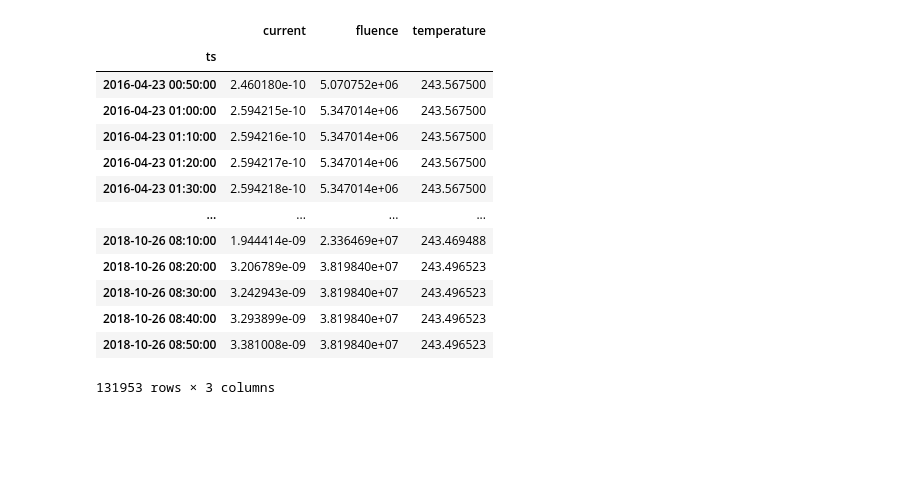
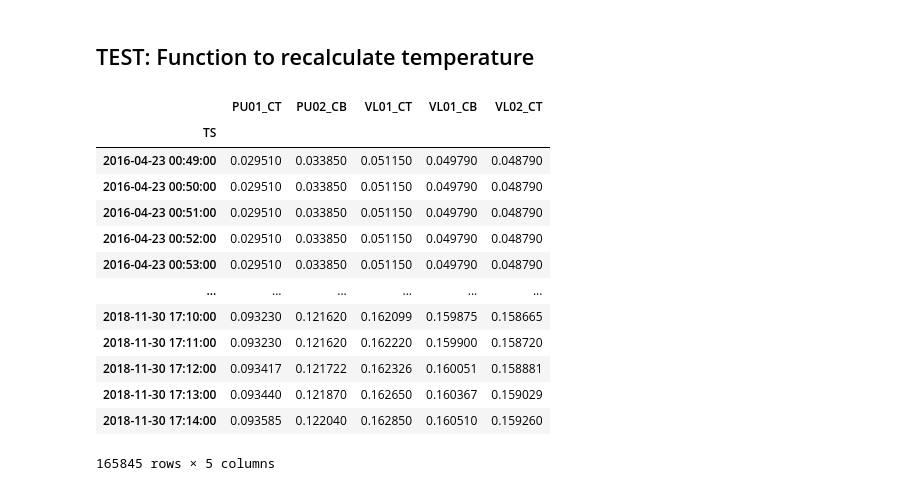
Before and after one commit to mariapycior/hamburg_model_impl, a Jupyter notebook: test_area.ipynb, the cells around one changed output. Drawn from its saved outputs; the diff is of its cells as text; code cells hidden in the pictures; blank space fills up the shorter version.

```diff
--- a/test_area.ipynb
+++ b/test_area.ipynb
@@ -164,17 +142,13 @@ Simulation completed!
+# %% [markdown]
+## TEST: Function to recalculate temperature
 # %%
-df
+#   Reading current sample data
+import fluence_lib
+
+reload(fluence_lib)
+params = Parameters()
+
+current_sample_file = os.path.join('in_data', 'run2_current_sample.csv')
+current_sample_df = pd.read_csv(current_sample_file)
+current_sample_df['TS'] = pd.to_datetime(current_sample_df['TS'])  # Convert TS to datetime
+current_sample_df.set_index('TS', inplace=True)
-# %% [output]
-|  | current | fluence | temperature |
-| ts |  |  |  |
-| 2016-04-23 00:50:00 | 2.460180e-10 | 5.070752e+06 | 243.567500 |
-| 2016-04-23 01:00:00 | 2.594215e-10 | 5.347014e+06 | 243.567500 |
-| 2016-04-23 01:10:00 | 2.594216e-10 | 5.347014e+06 | 243.567500 |
-| 2016-04-23 01:20:00 | 2.594217e-10 | 5.347014e+06 | 243.567500 |
-| 2016-04-23 01:30:00 | 2.594218e-10 | 5.347014e+06 | 243.567500 |
-| ... | ... | ... | ... |
-| 2018-10-26 08:10:00 | 1.944414e-09 | 2.336469e+07 | 243.469488 |
-| 2018-10-26 08:20:00 | 3.206789e-09 | 3.819840e+07 | 243.496523 |
-| 2018-10-26 08:30:00 | 3.242943e-09 | 3.819840e+07 | 243.496523 |
-| 2018-10-26 08:40:00 | 3.293899e-09 | 3.819840e+07 | 243.496523 |
-| 2018-10-26 08:50:00 | 3.381008e-09 | 3.819840e+07 | 243.496523 |
-131953 rows × 3 columns
@@ -183,0 +155,17 @@ fluence_lib.plot_leakage_current(df, 'VL01_CT', output_path)
+# %%
+current_sample_df
+# %% [output]
+|  | PU01_CT | PU02_CB | VL01_CT | VL01_CB | VL02_CT |
+| TS |  |  |  |  |  |
+| 2016-04-23 00:49:00 | 0.029510 | 0.033850 | 0.051150 | 0.049790 | 0.048790 |
+| 2016-04-23 00:50:00 | 0.029510 | 0.033850 | 0.051150 | 0.049790 | 0.048790 |
+| 2016-04-23 00:51:00 | 0.029510 | 0.033850 | 0.051150 | 0.049790 | 0.048790 |
+| 2016-04-23 00:52:00 | 0.029510 | 0.033850 | 0.051150 | 0.049790 | 0.048790 |
+| 2016-04-23 00:53:00 | 0.029510 | 0.033850 | 0.051150 | 0.049790 | 0.048790 |
+| ... | ... | ... | ... | ... | ... |
+| 2018-11-30 17:10:00 | 0.093230 | 0.121620 | 0.162099 | 0.159875 | 0.158665 |
+| 2018-11-30 17:11:00 | 0.093230 | 0.121620 | 0.162220 | 0.159900 | 0.158720 |
+| 2018-11-30 17:12:00 | 0.093417 | 0.121722 | 0.162326 | 0.160051 | 0.158881 |
+| 2018-11-30 17:13:00 | 0.093440 | 0.121870 | 0.162650 | 0.160367 | 0.159029 |
+| 2018-11-30 17:14:00 | 0.093585 | 0.122040 | 0.162850 | 0.160510 | 0.159260 |
+165845 rows × 5 columns
```
Also changed, not shown: parts of 8 cells of this notebook, 2 other files.
